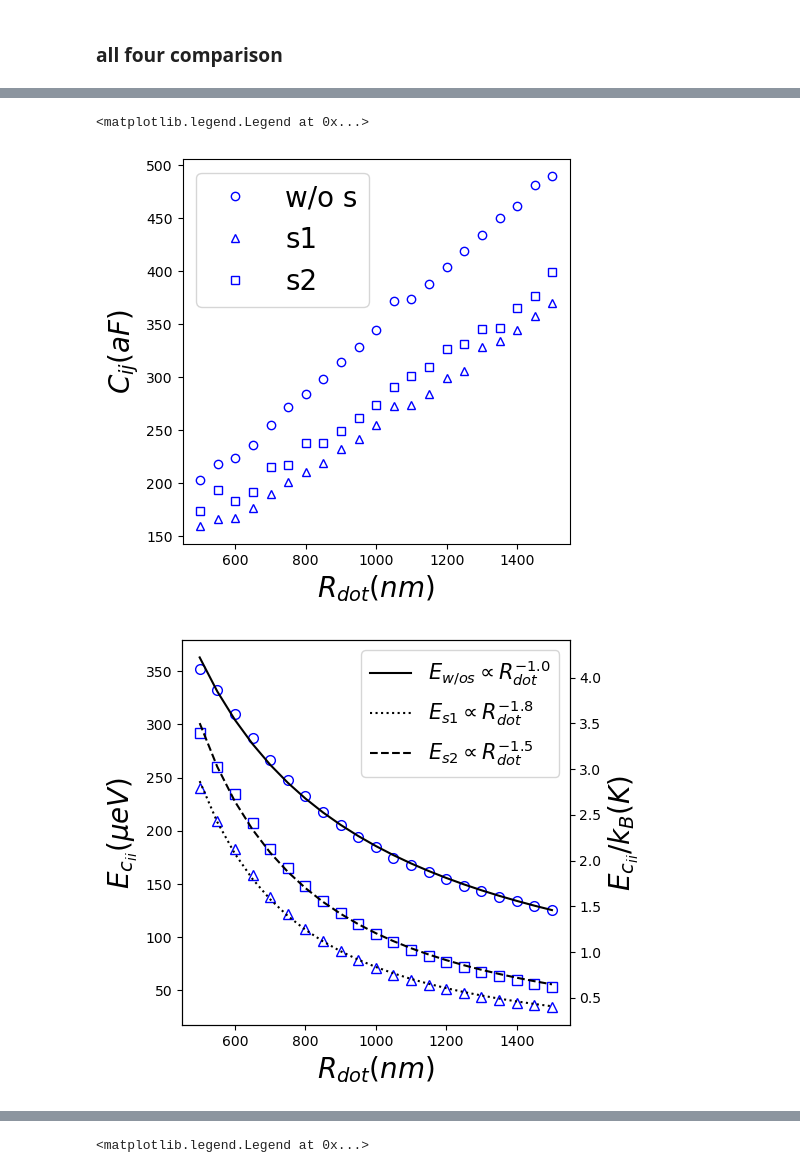
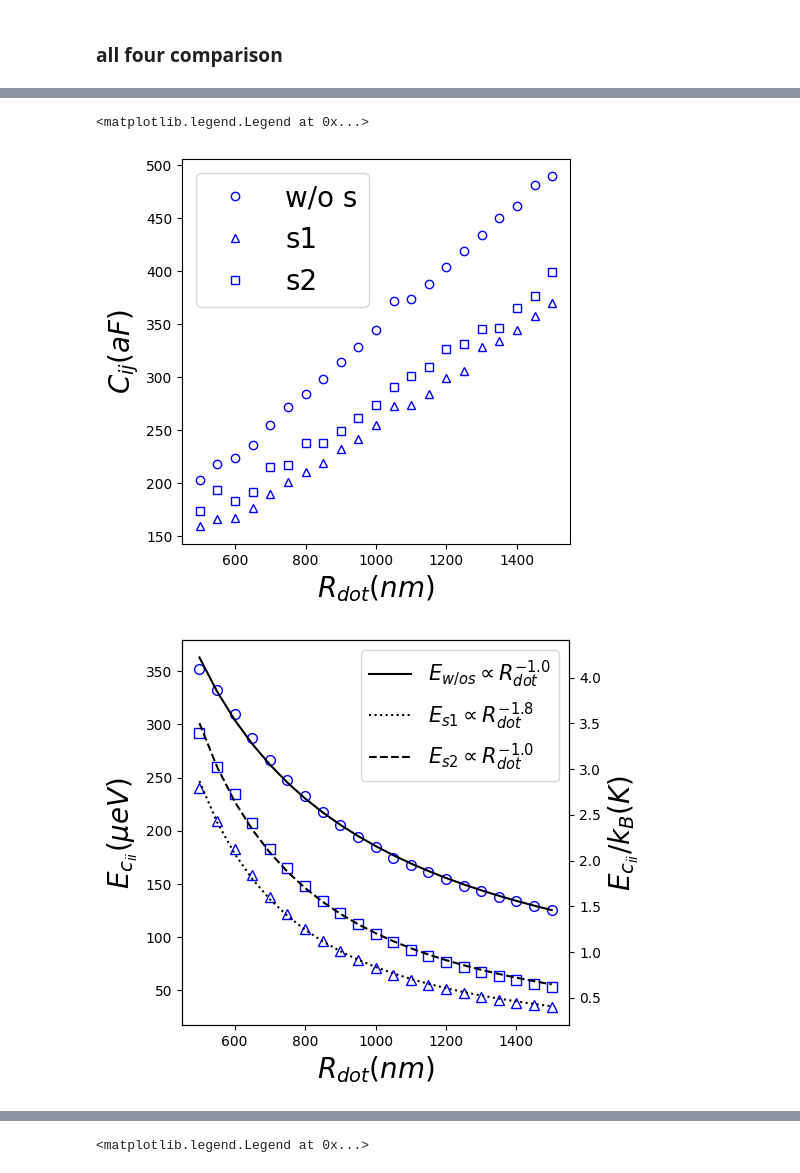
Before and after one commit to BingchengSuo/PYVA, a Jupyter notebook: analysis.ipynb, the cells around one changed output, grey strips where cells are left out. Cells and saved outputs as stored; diff of their text form; code cells hidden in the pictures.

```diff
--- a/analysis.ipynb
+++ b/analysis.ipynb
@@ -1,10 +1,10 @@
 # %%
 import os
-host_addr = '/Users/bing/Documents/GitHub/PYVA/'
+host_addr = 'C:/Users/DGG/Documents/comsol/pyva/PYVA/'
 os.chdir(host_addr+'pymph')
 import config
 import pygds
-import pymph
+import main as pymph
 import numpy as np
 from scipy.optimize import curve_fit
 import matplotlib.pyplot as plt
@@ -362,7 +362,7 @@ ax1.set_xlabel(r'$R_{dot}(nm)$', fontsize = 20)
 ax1.legend(loc='best', fontsize = 20)
 # %% [output]
 <matplotlib.legend.Legend at 0x...>
-[figure, old version]
+[figure, new version]
 # %%
 def func1(x, a, b):
     return a*(1/x**b)
@@ -372,36 +372,35 @@ E_cii_f = (1.6e-19)**2 * (cii_f / (cii_f**2 - cij_f**2)) *1e18 * 6.242e18 * 1e6
 E_cii_p = (1.6e-19)**2 * (cii_p / (cii_p**2 - cij_p**2)) *1e18 * 6.242e18 * 1e6
 
 
 
 
 popt1, pcov1 = curve_fit(func1, dotarr_n, E_cii_n)
 popt2, pcov2 = curve_fit(func1, dotarr_f, E_cii_f)
 popt3, pcov3 = curve_fit(func1, dotarr_p, E_cii_p)
 
 
 
 fig, ax1 = plt.subplots(figsize=(5,5))
 ax1.plot(dotarr_n, E_cii_n,'o',color = 'blue', markerfacecolor='none',markersize = 7)
 ax1.plot(dotarr_f, E_cii_f,'^',color = 'blue', markerfacecolor='none',markersize = 7)
 ax1.plot(dotarr_p, E_cii_p,'s',color = 'blue', markerfacecolor='none', markersize = 7)
 
 ax1.plot(dotarr_n, func1(dotarr_n, popt1[0], popt1[1]), linestyle = '-',\
          color = 'black',label = r'$E_{w/o s}\propto R_{dot}^{'+str(-round(popt1[1],1))+r'}$')
 ax1.plot(dotarr_f, func1(dotarr_f, popt2[0], popt2[1]), linestyle = ':',\
          color = 'black',label = r'$E_{s1}\propto R_{dot}^{'+str(-round(popt2[1],1))+r'}$')
 ax1.plot(dotarr_p, func1(dotarr_p, popt3[0], popt3[1]), linestyle = '--',\
-         color = 'black',label = r'$E_{s2}\propto R_{dot}^{'+str(-round(popt1s[1],1))+r'}$')
-
+         color = 'black',label = r'$E_{s2}\propto R_{dot}^{'+str(-round(popt1[1],1))+r'}$')
 
 ax2 = ax1.twinx()
 ax2.set_ylim(ax1.get_ylim()[0] / 86, ax1.get_ylim()[1] / 86)
 ax1.set_ylabel(r'$E_{c_{ii}} (\mu eV)$', fontsize = 20)
 ax1.set_xlabel(r'$R_{dot}(nm)$', fontsize = 20)
 ax2.set_ylabel(r'$E_{c_{ii}}/k_B(K)$', fontsize = 20)
 ax1.legend(loc='best', fontsize = 15)
 plt.savefig('RRR', dpi=500, bbox_inches='tight')
 # %% [output]
-[figure, old version]
+[figure, new version]
 # %%
 def func1(x, a, b):
     return a*(1/x**b)
```
Also changed, not shown: parts of 12 cells of this notebook, 33 other files.
